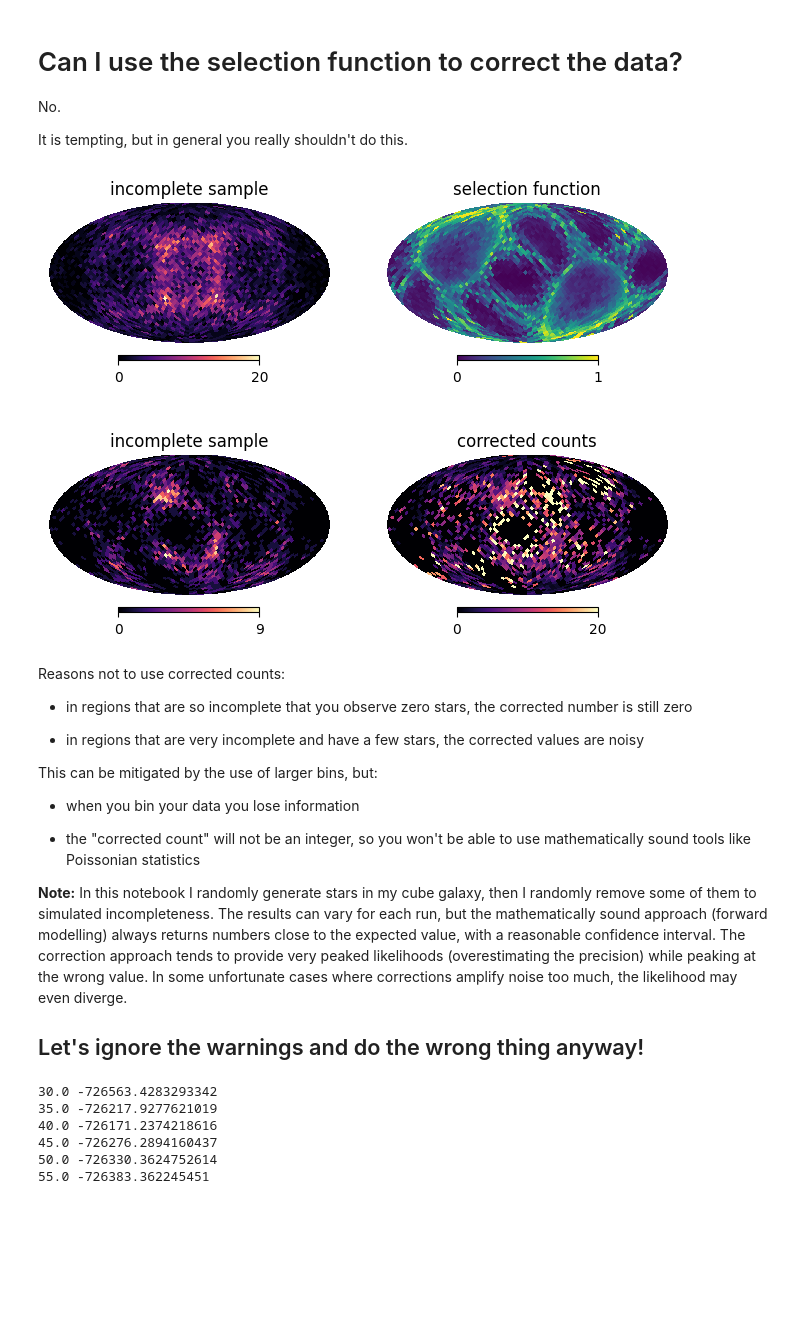
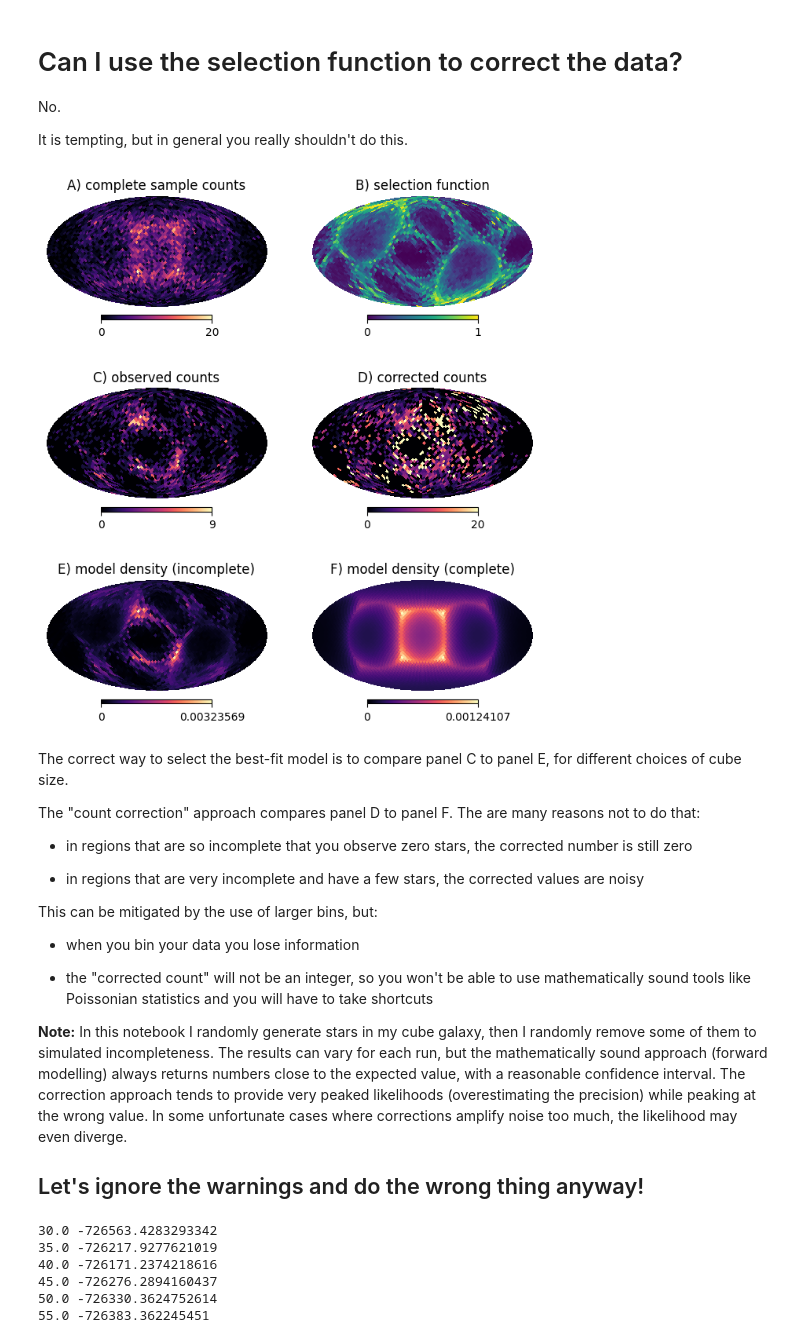
Before and after one commit to gaia-unlimited/gaiaunlimited, a Jupyter notebook: docs/notebooks/cube_galaxy_sky.ipynb, the cells around one changed output. Saved outputs shown, nothing was run; the diff lists cells and outputs as text; code cells hidden in the pictures; blank space fills up the shorter version.

Commit message:
update cube galaxy figure

```diff
--- a/docs/notebooks/cube_galaxy_sky.ipynb
+++ b/docs/notebooks/cube_galaxy_sky.ipynb
@@ -470,39 +470,70 @@ No.
 
 It is tempting, but in general you really shouldn't do this.
 # %%
-plt.figure(figsize=(8,6))
+plt.figure(figsize=(8,9))
 
-plt.subplot(221)
+plt.subplot(321)
 # count sources in each hpx:
 ipix_true = hp.ang2pix(nside, all_stars_Galactic.l.value, all_stars_Galactic.b.value , lonlat=True)
 counts_true = []
 for iii in ipix:
     counts_true.append( len(ipix_true[ipix_true==iii]) )
 counts_true = np.array(counts_true)
-hp.mollview(counts_true,hold=True,title='incomplete sample',cmap='magma')
+hp.mollview(counts_true,hold=True,title='A) complete sample counts',cmap='magma')
 
 
 
-plt.subplot(222)
-hp.mollview(completeness_grid,hold=True,title='selection function',min=0,max=1)
+plt.subplot(322)
+hp.mollview(completeness_grid,hold=True,title='B) selection function',min=0,max=1)
 
 
-plt.subplot(223)
+plt.subplot(323)
 # count sources in each hpx:
 ipix_observed = hp.ang2pix(nside, incomplete_stars.l.value, incomplete_stars.b.value , lonlat=True)
 counts_observed = []
 for iii in ipix:
     counts_observed.append( len(ipix_observed[ipix_observed==iii]) )
 counts_observed = np.array(counts_observed)
-hp.mollview(counts_observed,hold=True,title='incomplete sample',cmap='magma')
+hp.mollview(counts_observed,hold=True,title='C) observed counts',cmap='magma')
 
-plt.subplot(224)
+plt.subplot(324)
 corrected_counts = counts_observed/completeness_grid
-hp.mollview(corrected_counts,hold=True,title='corrected counts',min=min(counts_true),max=max(counts_true),cmap='magma')
+hp.mollview(corrected_counts,hold=True,title='D) corrected counts',
+            min=min(counts_true),max=max(counts_true),cmap='magma')
+
+
+
+
+
+
+plt.subplot(325)
+density_on_grid = []
+# compute the normalisation constant:
+for iii,(ll_hpx,bb_hpx) in enumerate(zip(l_hpx, b_hpx)):
+    p_grid = probability_density_cube(ll_hpx, bb_hpx,2*halfSizeCube,Rsun=8)
+    density_on_grid.append( p_grid*completeness_grid[iii] )
+norm_constant = sum(density_on_grid)
+hp.mollview(np.array(density_on_grid)/norm_constant,hold=True,title='E) model density (incomplete)',min=0,
+           cmap='magma')
+
+
+
+
+plt.subplot(326)
+density_on_grid = []
+# compute the normalisation constant:
+for ll_hpx,bb_hpx in zip(l_hpx, b_hpx):
+    p_grid = probability_density_cube(ll_hpx, bb_hpx,2*halfSizeCube,Rsun=8)
+    density_on_grid.append( p_grid )
+norm_constant = sum(density_on_grid)
+hp.mollview(np.array(density_on_grid)/norm_constant,hold=True,title='F) model density (complete)',min=0,
+           cmap='magma')
 # %% [output]
-[figure, old version]
+[figure, new version]
 # %% [markdown]
-Reasons not to use corrected counts:
+The correct way to select the best-fit model is to compare panel C to panel E, for different choices of cube size.
+
+The "count correction" approach compares panel D to panel F. The are many reasons not to do that:
 
 * in regions that are so incomplete that you observe zero stars, the corrected number is still zero
 
@@ -512,7 +543,7 @@ This can be mitigated by the use of larger bins, but:
 
 * when you bin your data you lose information
 
-* the "corrected count" will not be an integer, so you won't be able to use mathematically sound tools like Poissonian statistics
+* the "corrected count" will not be an integer, so you won't be able to use mathematically sound tools like Poissonian statistics and you will have to take shortcuts
 
 **Note:** In this notebook I randomly generate stars in my cube galaxy, then I randomly remove some of them to simulated incompleteness. The results can vary for each run, but the mathematically sound approach (forward modelling) always returns numbers close to the expected value, with a reasonable confidence interval. The correction approach tends to provide very peaked likelihoods (overestimating the precision) while peaking at the wrong value. In some unfortunate cases where corrections amplify noise too much, the likelihood may even diverge.
 
```
Also changed, not shown: parts of 3 cells of this notebook.
